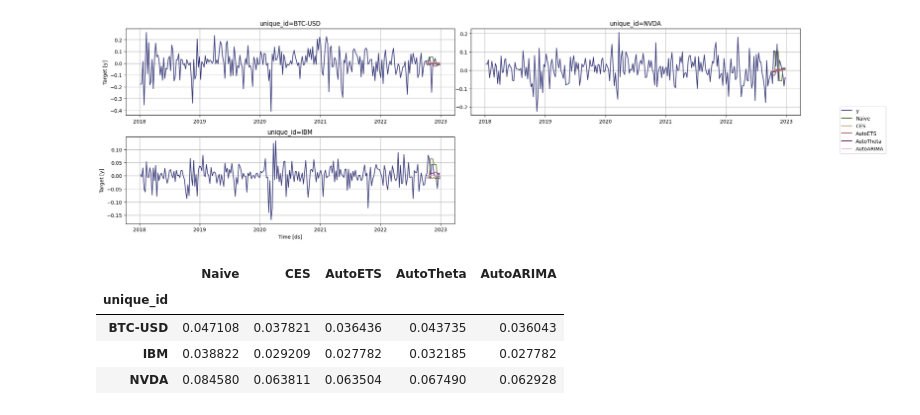
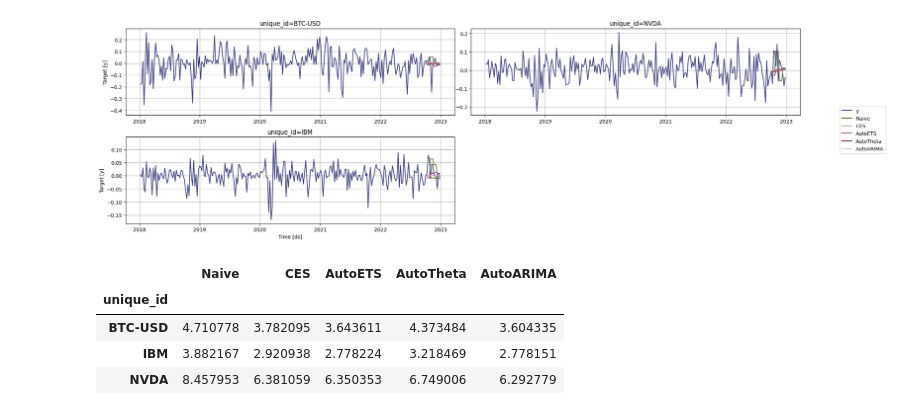
Before and after one commit to marcosherediapimienta/GenerativeAI_TimeSeries, a Jupyter notebook: Test_3(weekly).ipynb, the cells around one changed output. Cells and saved outputs as stored; diff of their text form; code cells hidden in the pictures.

```diff
--- a/Test_3(weekly).ipynb
+++ b/Test_3(weekly).ipynb
@@ -207,19 +207,19 @@ StatsForecast.plot(returns, crossvalidation_df.drop(['cutoff', 'actual'], axis=1
 # %%
 def compute_cv_mae(crossvalidation_df):
     """Compute MAE for all models generated"""
     res = {}
     for mod in models:
         res[mod] = mae(crossvalidation_df['actual'], crossvalidation_df[str(mod)])
     return pd.Series(res)
 
 
 mae_cv = crossvalidation_df.groupby(['unique_id', 'cutoff']).apply(compute_cv_mae)
 
 mae = mae_cv.groupby('unique_id').mean()
-mae
+mae*100
 # %% [output]
 |  | Naive | CES | AutoETS | AutoTheta | AutoARIMA |
 | unique_id |  |  |  |  |  |
-| BTC-USD | 0.047108 | 0.037821 | 0.036436 | 0.043735 | 0.036043 |
-| IBM | 0.038822 | 0.029209 | 0.027782 | 0.032185 | 0.027782 |
-| NVDA | 0.084580 | 0.063811 | 0.063504 | 0.067490 | 0.062928 |
+| BTC-USD | 4.710778 | 3.782095 | 3.643611 | 4.373484 | 3.604335 |
+| IBM | 3.882167 | 2.920938 | 2.778224 | 3.218469 | 2.778151 |
+| NVDA | 8.457953 | 6.381059 | 6.350353 | 6.749006 | 6.292779 |
```
Also changed, not shown: 2 other files.
